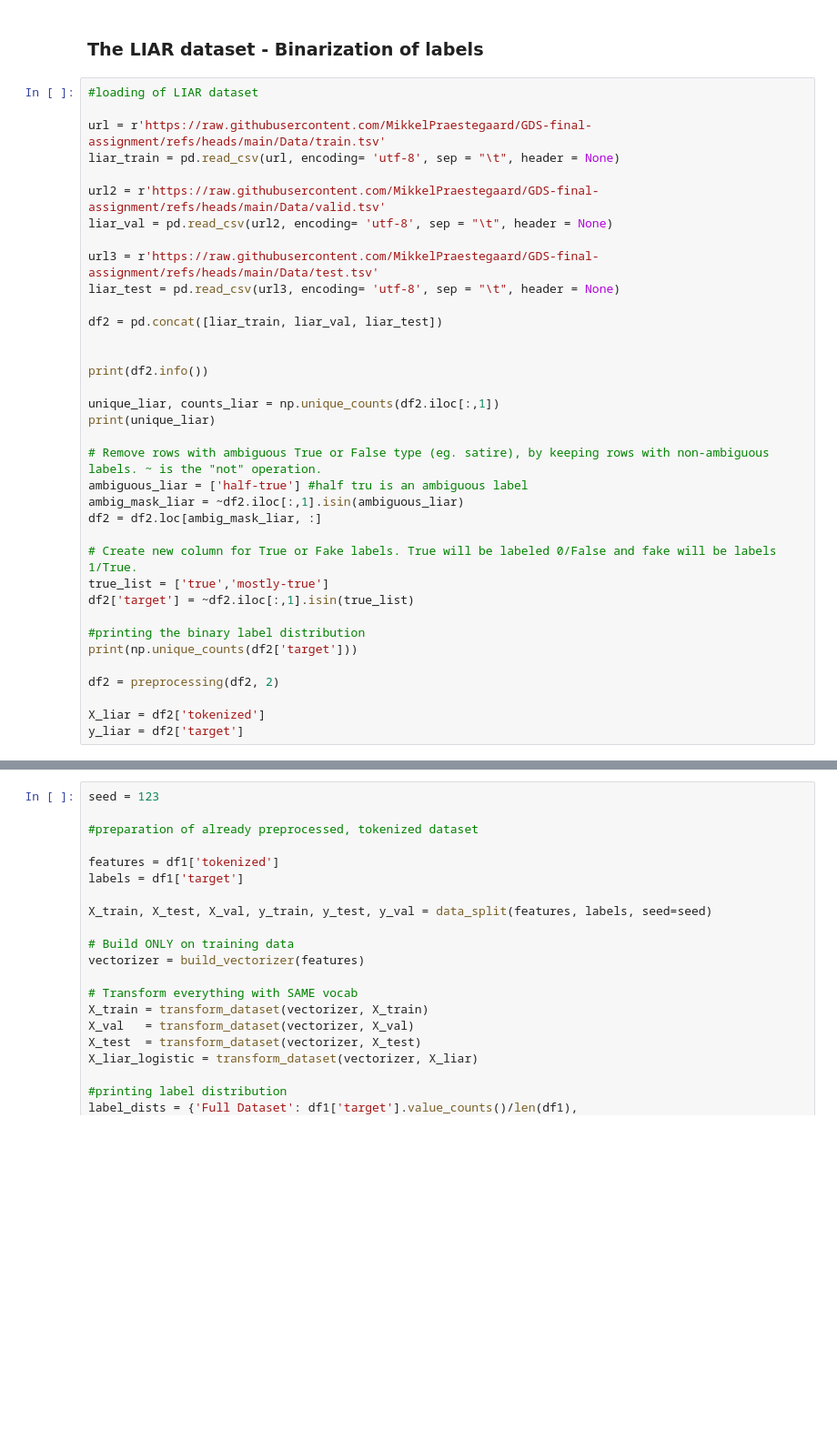
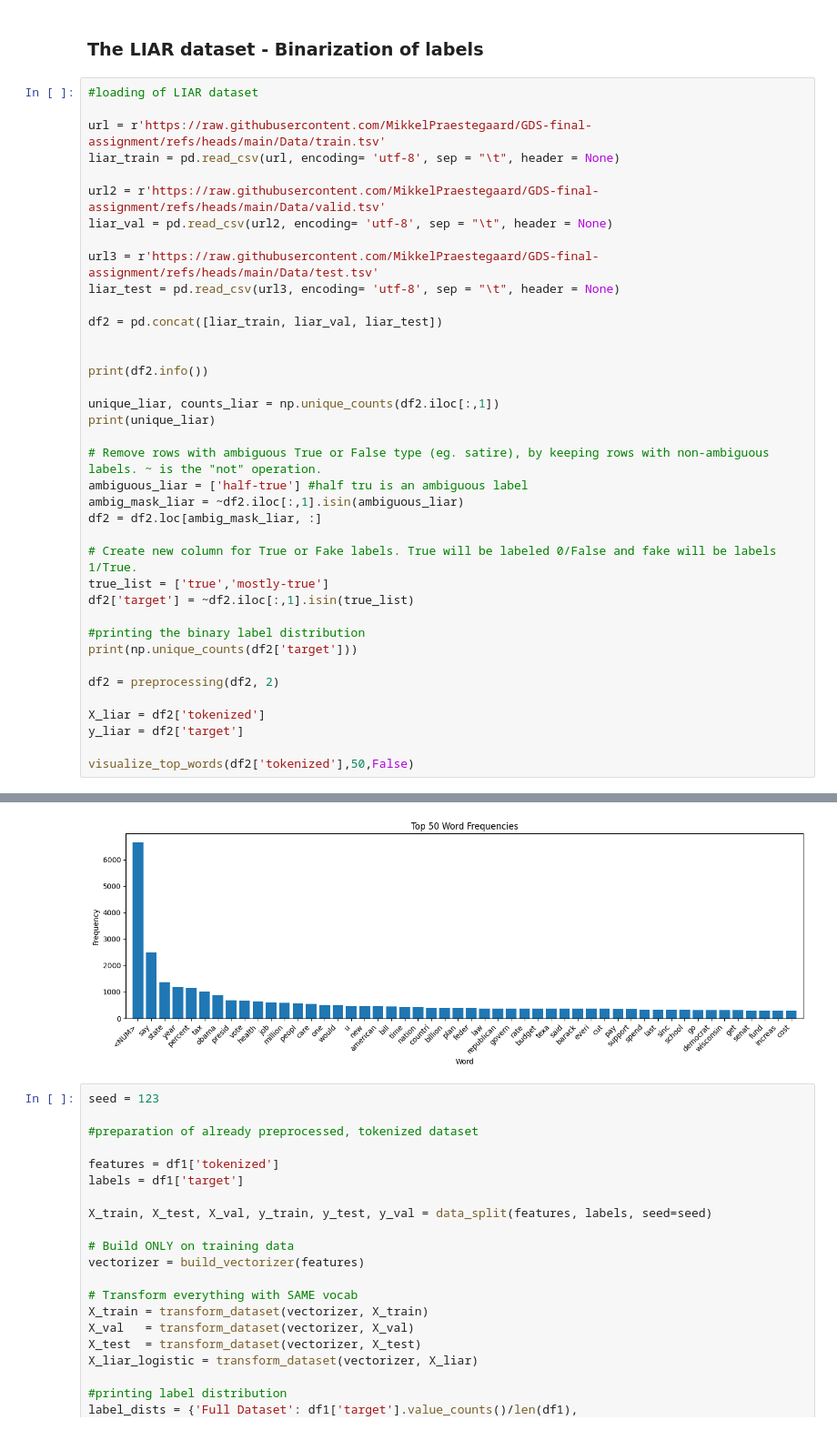
Before and after one commit to MikkelPraestegaard/GDS-final-assignment, a Jupyter notebook: Code.ipynb, the cells around one changed output, grey strips where cells are left out. Shown at 91% size. Saved outputs shown, nothing was run; the diff lists cells and outputs as text; blank space fills up the shorter version.

Commit message:
added token distribution for LIAR dataset

```diff
--- a/Code.ipynb
+++ b/Code.ipynb
@@ -342,3 +342,6 @@ df2 = preprocessing(df2, 2)
 
 X_liar = df2['tokenized']
 y_liar = df2['target']
+
+visualize_top_words(df2['tokenized'],50,False)
+# %% [output]
@@ -345,3 +380,4 @@ y_liar = df2['target']
+[figure, added]
 # %%
 seed = 123
 
```
Also changed, not shown: parts of 1 cell of this notebook.
